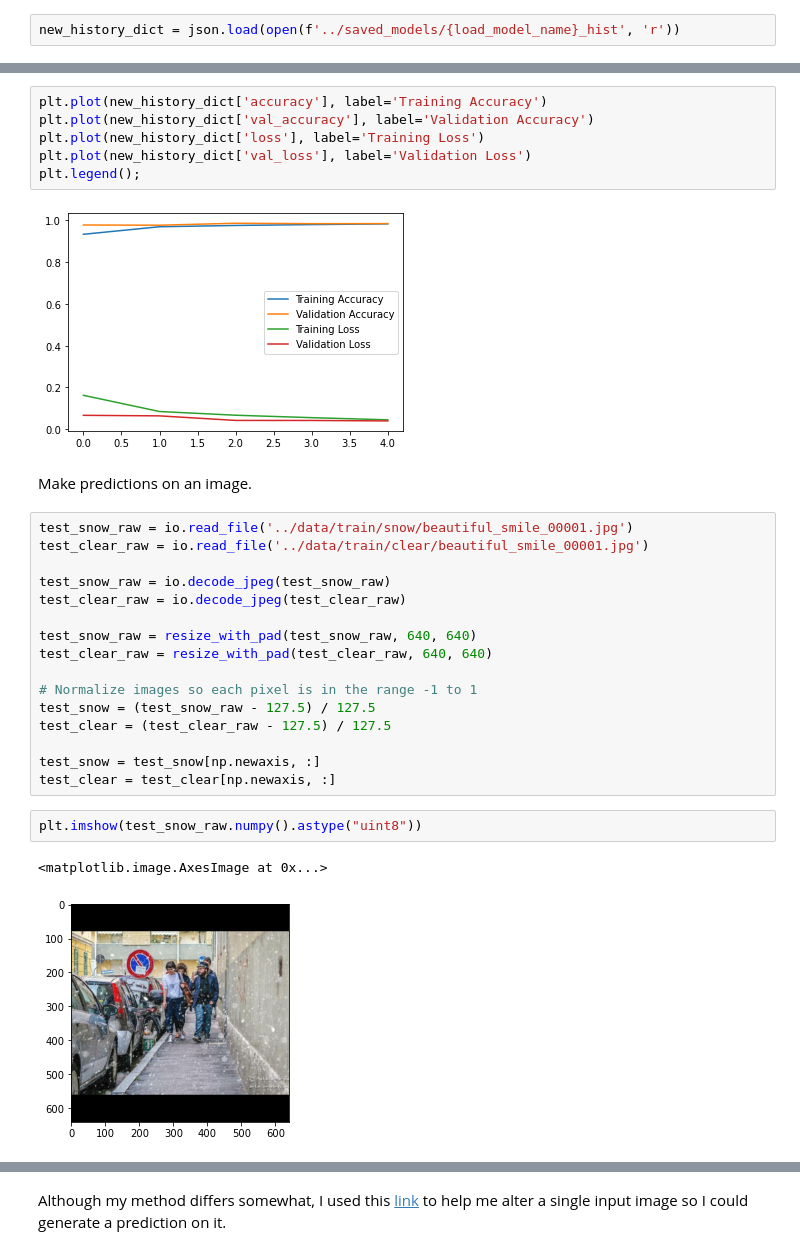
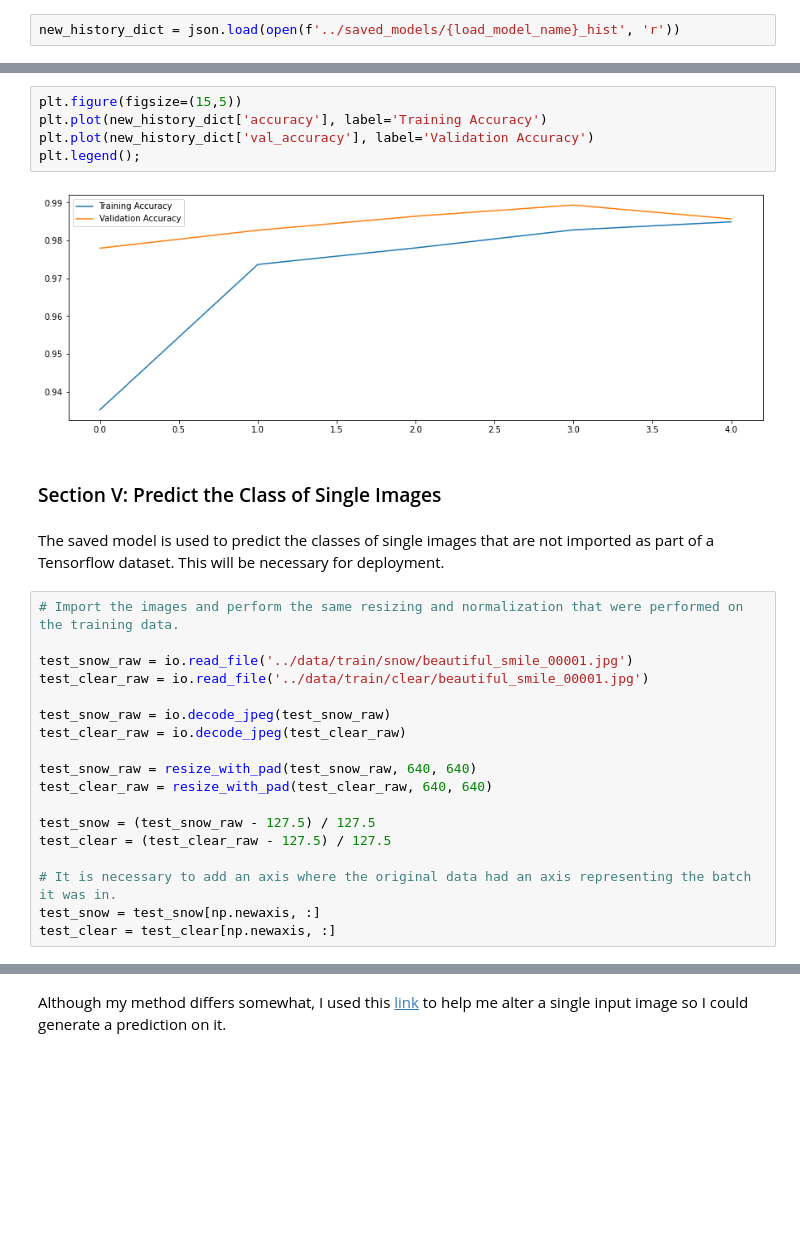
Before and after one commit to MarkCHarris/ga-capstone-snow-vision, a Jupyter notebook: code/part1_snowdetect_firstfit.ipynb, the cells around one changed output, grey strips where cells are left out. Cells and saved outputs as stored; diff of their text form; blank space fills up the shorter version.

```diff
--- a/code/part1_snowdetect_firstfit.ipynb
+++ b/code/part1_snowdetect_firstfit.ipynb
@@ -152,14 +309,17 @@ new_model.evaluate(val_data)
 # %%
+plt.figure(figsize=(15,5))
 plt.plot(new_history_dict['accuracy'], label='Training Accuracy')
 plt.plot(new_history_dict['val_accuracy'], label='Validation Accuracy')
-plt.plot(new_history_dict['loss'], label='Training Loss')
-plt.plot(new_history_dict['val_loss'], label='Validation Loss')
 plt.legend();
 # %% [output]
-[figure, old version]
+[figure, new version]
 # %% [markdown]
-Make predictions on an image.
+### Section V: Predict the Class of Single Images ###
+# %% [markdown]
+The saved model is used to predict the classes of single images that are not imported as part of a Tensorflow dataset.  This will be necessary for deployment.
 # %%
+# Import the images and perform the same resizing and normalization that were performed on the training data.
+
 test_snow_raw = io.read_file('../data/train/snow/beautiful_smile_00001.jpg')
 test_clear_raw = io.read_file('../data/train/clear/beautiful_smile_00001.jpg')
 
@@ -169,14 +329,9 @@ test_clear_raw = io.decode_jpeg(test_clear_raw)
 test_snow_raw = resize_with_pad(test_snow_raw, 640, 640)
 test_clear_raw = resize_with_pad(test_clear_raw, 640, 640)
 
-# Normalize images so each pixel is in the range -1 to 1
 test_snow = (test_snow_raw - 127.5) / 127.5
 test_clear = (test_clear_raw - 127.5) / 127.5
 
+# It is necessary to add an axis where the original data had an axis representing the batch it was in.
 test_snow = test_snow[np.newaxis, :]
 test_clear = test_clear[np.newaxis, :]
-# %%
-plt.imshow(test_snow_raw.numpy().astype("uint8"))
-# %% [output]
-<matplotlib.image.AxesImage at 0x...>
-[figure, removed]
```
Also changed, not shown: parts of 38 cells of this notebook, 1 other file.
